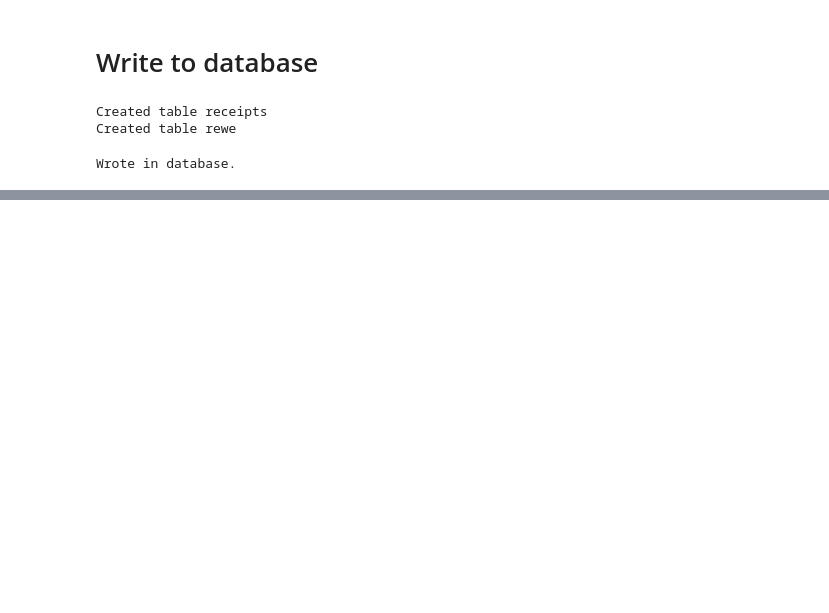
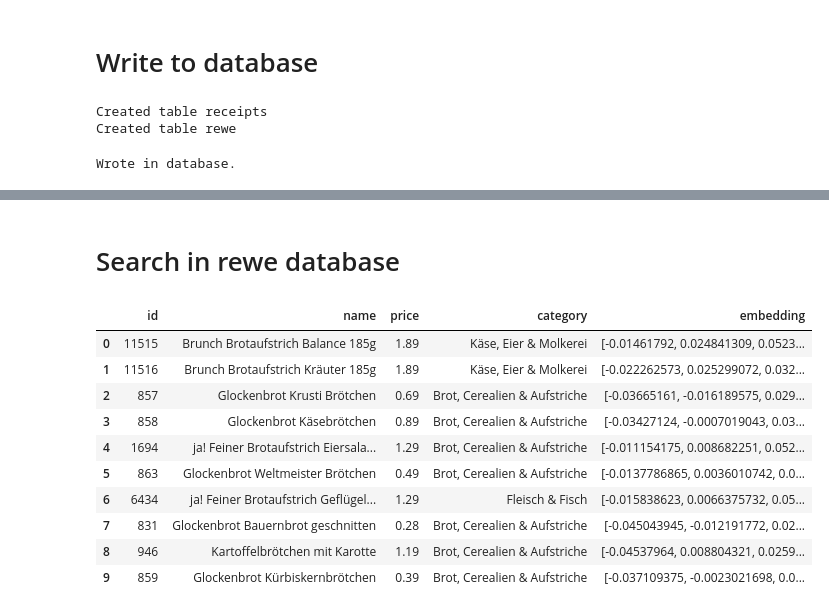
Before and after one commit to TopAudioData/receipt-contextualizer, a Jupyter notebook: scripts/test_app_flow.ipynb, the cells around one changed output, grey strips where cells are left out. Drawn from its saved outputs; the diff is of its cells as text; code cells hidden in the pictures; blank space fills up the shorter version.

```diff
--- a/scripts/test_app_flow.ipynb
+++ b/scripts/test_app_flow.ipynb
@@ -110,0 +122,23 @@ query_results
+# %% [markdown]
+# Search in rewe database
+# %%
+# TODO: embeddings of rewe products with category may produce better results
+# User search query
+query_user_input, n_results, query_table = (['aufstrich für auf dem brot'], 10, 'rewe')
+
+query_embedding = llm.get_embeddings_by_chunks(query_user_input, 1)
+
+query_results = db.search(query_embedding, n_results, query_table)
+query_results
+# %% [output]
+|  | id | name | price | category | embedding |
+| 0 | 11515 | Brunch Brotaufstrich Balance 185g | 1.89 | Käse, Eier & Molkerei | [-0.01461792, 0.024841309, 0.0523... |
+| 1 | 11516 | Brunch Brotaufstrich Kräuter 185g | 1.89 | Käse, Eier & Molkerei | [-0.022262573, 0.025299072, 0.032... |
+| 2 | 857 | Glockenbrot Krusti Brötchen | 0.69 | Brot, Cerealien & Aufstriche | [-0.03665161, -0.016189575, 0.029... |
+| 3 | 858 | Glockenbrot Käsebrötchen | 0.89 | Brot, Cerealien & Aufstriche | [-0.03427124, -0.0007019043, 0.03... |
+| 4 | 1694 | ja! Feiner Brotaufstrich Eiersala... | 1.29 | Brot, Cerealien & Aufstriche | [-0.011154175, 0.008682251, 0.052... |
+| 5 | 863 | Glockenbrot Weltmeister Brötchen | 0.49 | Brot, Cerealien & Aufstriche | [-0.0137786865, 0.0036010742, 0.0... |
+| 6 | 6434 | ja! Feiner Brotaufstrich Geflügel... | 1.29 | Fleisch & Fisch | [-0.015838623, 0.0066375732, 0.05... |
+| 7 | 831 | Glockenbrot Bauernbrot geschnitten | 0.28 | Brot, Cerealien & Aufstriche | [-0.045043945, -0.012191772, 0.02... |
+| 8 | 946 | Kartoffelbrötchen mit Karotte | 1.19 | Brot, Cerealien & Aufstriche | [-0.04537964, 0.008804321, 0.0259... |
+| 9 | 859 | Glockenbrot Kürbiskernbrötchen | 0.39 | Brot, Cerealien & Aufstriche | [-0.037109375, -0.0023021698, 0.0... |
```
Also changed, not shown: parts of 11 cells of this notebook.
